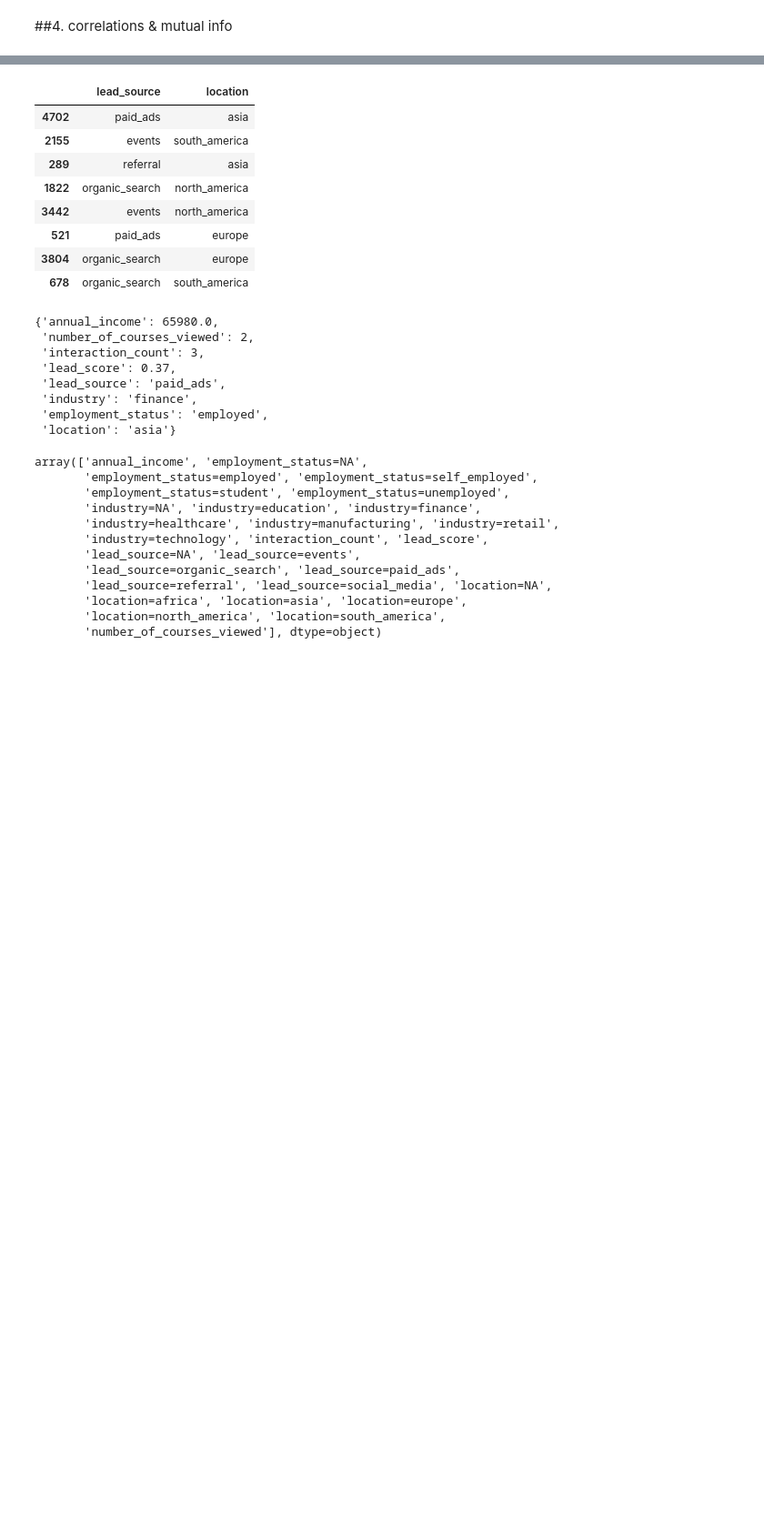
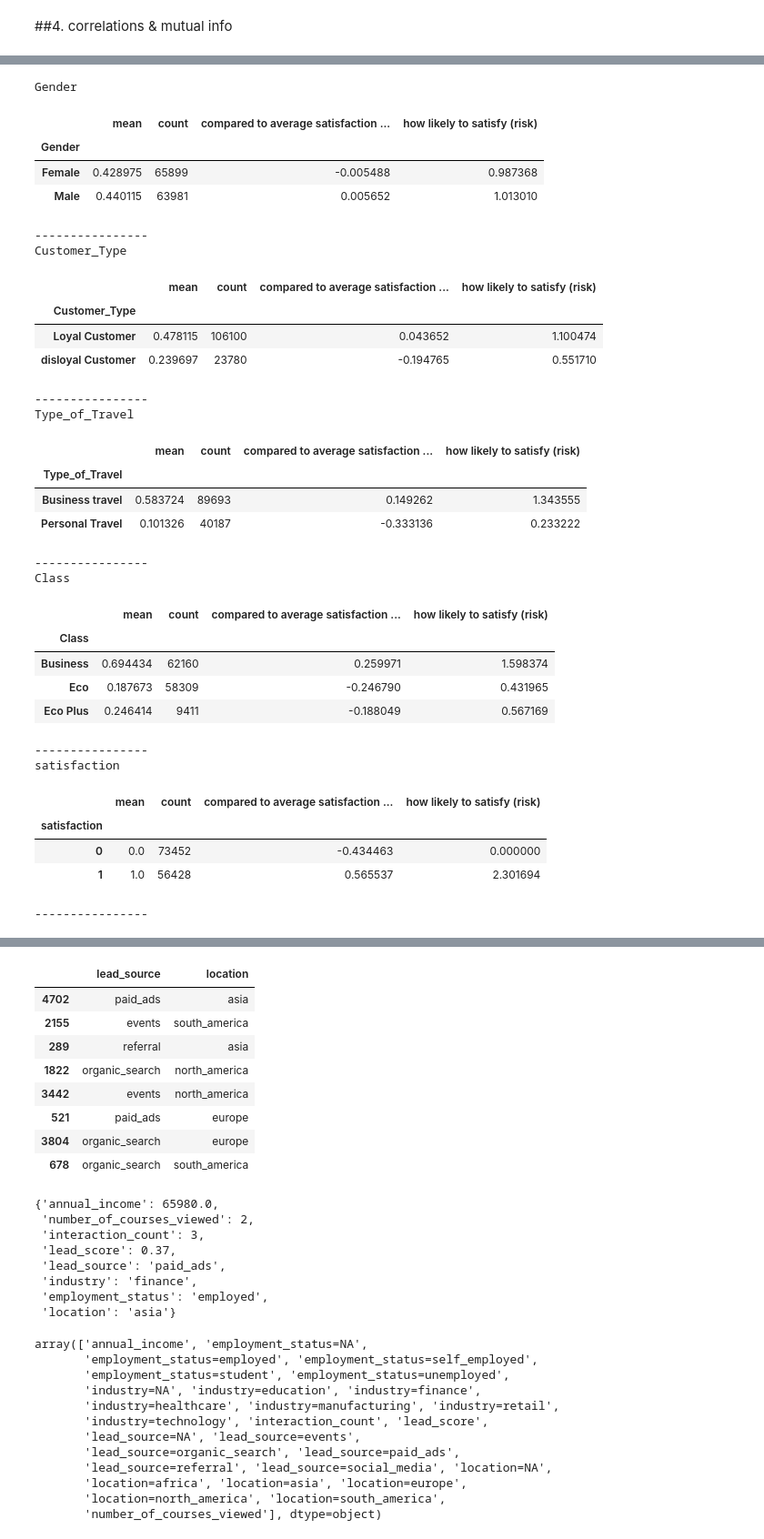
Before and after one commit to sjfjawe/Airline-Customer-Satisfaction-Prediction, a Jupyter notebook: notebook.ipynb, the cells around one changed output, grey strips where cells are left out. Shown at 91% size. Saved outputs shown, nothing was run; the diff lists cells and outputs as text; code cells hidden in the pictures; blank space fills up the shorter version.

```diff
--- a/notebook.ipynb
+++ b/notebook.ipynb
@@ -336,3 +346,47 @@ mutual_info_score(df_full_train['satisfaction'], df_full_train['Gender'])
+# %%
+from IPython.display import display
+
+satisfaction_mean = df_whole['satisfaction'].mean()
+
+for cf in categorical_features:
+  print (cf)
+  df_group = df_whole.groupby(cf).satisfaction.agg(['mean', 'count'])
+  df_group['compared to average satisfaction (diff)']=df_group['mean'] - satisfaction_mean
+  df_group['how likely to satisfy (risk)']=df_group['mean'] / satisfaction_mean
+  display(df_group)
+  print('----------------')
+# %% [output]
+Gender
+|  | mean | count | compared to average satisfaction ... | how likely to satisfy (risk) |
+| Gender |  |  |  |  |
+| Female | 0.428975 | 65899 | -0.005488 | 0.987368 |
+| Male | 0.440115 | 63981 | 0.005652 | 1.013010 |
+----------------
+Customer_Type
+|  | mean | count | compared to average satisfaction ... | how likely to satisfy (risk) |
+| Customer_Type |  |  |  |  |
+| Loyal Customer | 0.478115 | 106100 | 0.043652 | 1.100474 |
+| disloyal Customer | 0.239697 | 23780 | -0.194765 | 0.551710 |
+----------------
+Type_of_Travel
+|  | mean | count | compared to average satisfaction ... | how likely to satisfy (risk) |
+| Type_of_Travel |  |  |  |  |
+| Business travel | 0.583724 | 89693 | 0.149262 | 1.343555 |
+| Personal Travel | 0.101326 | 40187 | -0.333136 | 0.233222 |
+----------------
+Class
+|  | mean | count | compared to average satisfaction ... | how likely to satisfy (risk) |
+| Class |  |  |  |  |
+| Business | 0.694434 | 62160 | 0.259971 | 1.598374 |
+| Eco | 0.187673 | 58309 | -0.246790 | 0.431965 |
+| Eco Plus | 0.246414 | 9411 | -0.188049 | 0.567169 |
+----------------
+satisfaction
+|  | mean | count | compared to average satisfaction ... | how likely to satisfy (risk) |
+| satisfaction |  |  |  |  |
+| 0 | 0.0 | 73452 | -0.434463 | 0.000000 |
+| 1 | 1.0 | 56428 | 0.565537 | 2.301694 |
+----------------
 # %%
 from sklearn.metrics import mutual_info_score
 
```
Also changed, not shown: parts of 17 cells of this notebook.
